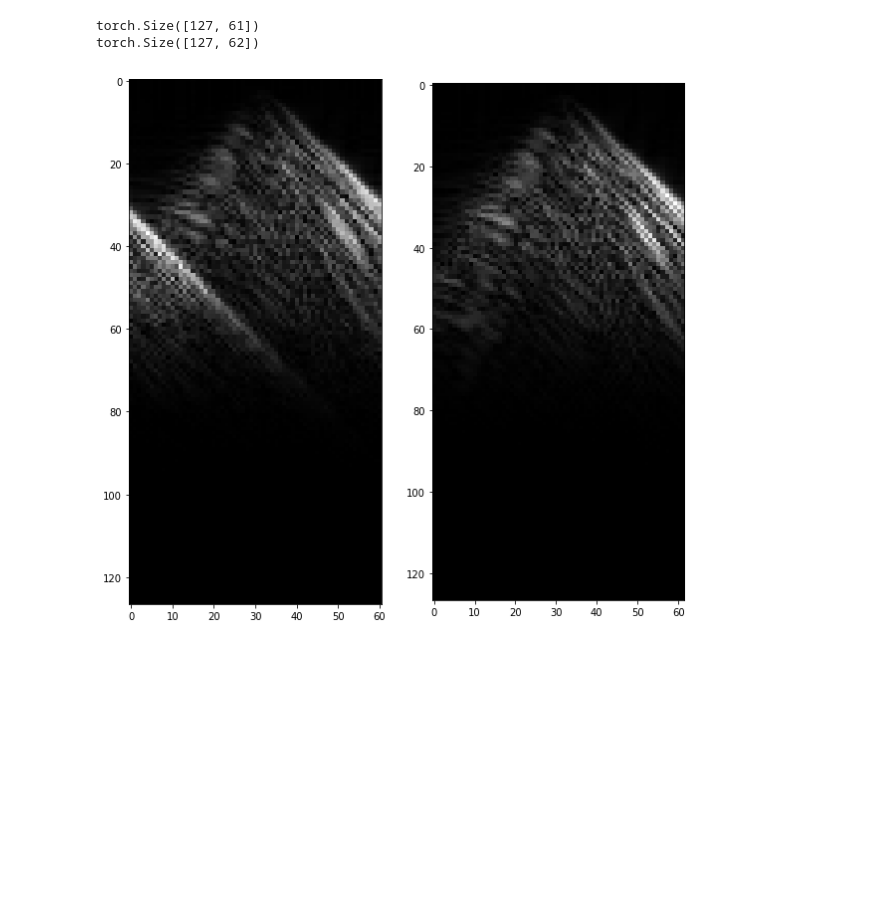
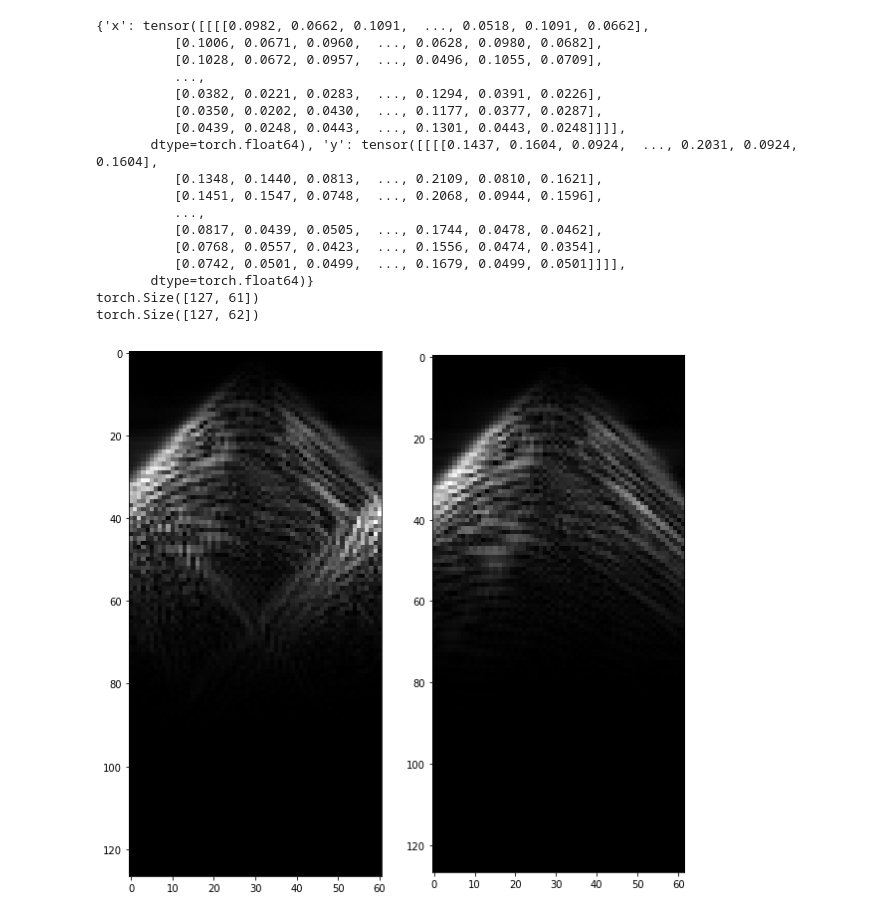
Before and after one commit to garg-aayush/spatial-alias-removal, a Jupyter notebook: data.ipynb, the cells around one changed output. Saved outputs shown, nothing was run; the diff lists cells and outputs as text; code cells hidden in the pictures; blank space fills up the shorter version.

```diff
--- a/data.ipynb
+++ b/data.ipynb
@@ -12,34 +13,52 @@ from dataset import Data
 
 plt.rcParams["figure.figsize"] = (10,10)
 # %%
-batch_size = 2
+batch_size = 1
 is_fk = True
 if is_fk:
     filename_x='data_fk_25'
     filename_y='data_fk_125'
 else:
     filename_x='data_25'
     filename_y='data_125'
 #load the data
 data = Data(filename_x=filename_x, filename_y=filename_y)
 #split the data
-train_data, test_data = random_split(data, [40,21])
+train_data, test_data = random_split(data, [1,60])
 #put the train set into dataloader
+
 train_dataloader = DataLoader(train_data, batch_size = batch_size, drop_last=True)
 test_dataloader = DataLoader(test_data, batch_size = 1, drop_last=True)
+
 for batch in train_dataloader:
+    print(batch)
     print(batch['x'][0].squeeze(0).shape)
     print(batch['y'][0].squeeze(0).shape)
     plt.subplot(1, 2, 1)
     plt.imshow(batch['x'][0].squeeze(0),cmap='gray')
     plt.subplot(1, 2, 2)
     plt.imshow(batch['y'][0].squeeze(0),cmap='gray')
     plt.show()
     break
 # %% [output]
+{'x': tensor([[[[0.0982, 0.0662, 0.1091,  ..., 0.0518, 0.1091, 0.0662],
+          [0.1006, 0.0671, 0.0960,  ..., 0.0628, 0.0980, 0.0682],
+          [0.1028, 0.0672, 0.0957,  ..., 0.0496, 0.1055, 0.0709],
+          ...,
+          [0.0382, 0.0221, 0.0283,  ..., 0.1294, 0.0391, 0.0226],
+          [0.0350, 0.0202, 0.0430,  ..., 0.1177, 0.0377, 0.0287],
+          [0.0439, 0.0248, 0.0443,  ..., 0.1301, 0.0443, 0.0248]]]],
+       dtype=torch.float64), 'y': tensor([[[[0.1437, 0.1604, 0.0924,  ..., 0.2031, 0.0924, 0.1604],
+          [0.1348, 0.1440, 0.0813,  ..., 0.2109, 0.0810, 0.1621],
+          [0.1451, 0.1547, 0.0748,  ..., 0.2068, 0.0944, 0.1596],
+          ...,
+          [0.0817, 0.0439, 0.0505,  ..., 0.1744, 0.0478, 0.0462],
+          [0.0768, 0.0557, 0.0423,  ..., 0.1556, 0.0474, 0.0354],
+          [0.0742, 0.0501, 0.0499,  ..., 0.1679, 0.0499, 0.0501]]]],
+       dtype=torch.float64)}
 torch.Size([127, 61])
 torch.Size([127, 62])
-[figure, old version]
+[figure, new version]
 # %%
 
 #overview of different models
```
Also changed, not shown: parts of 4 cells of this notebook, 4 other files.
